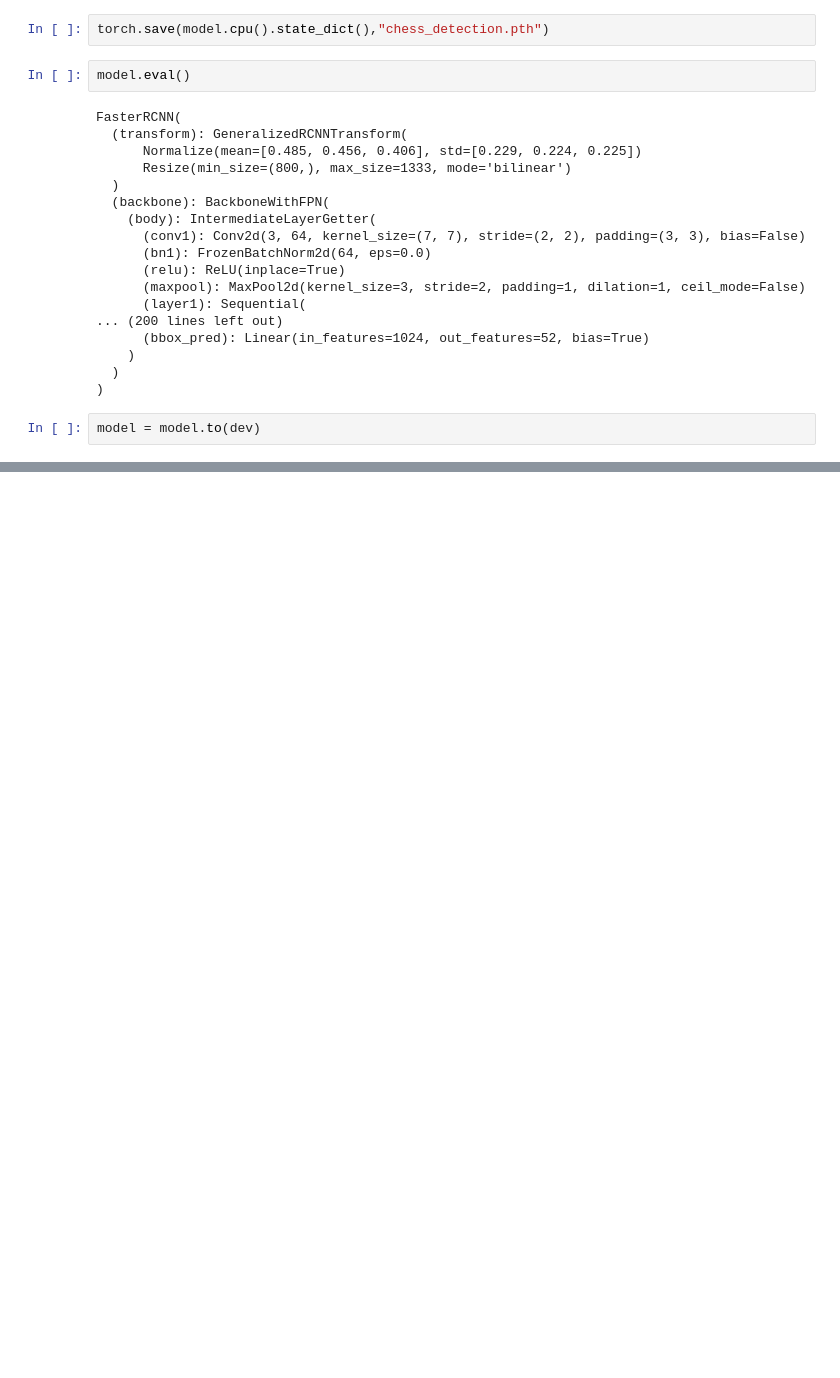
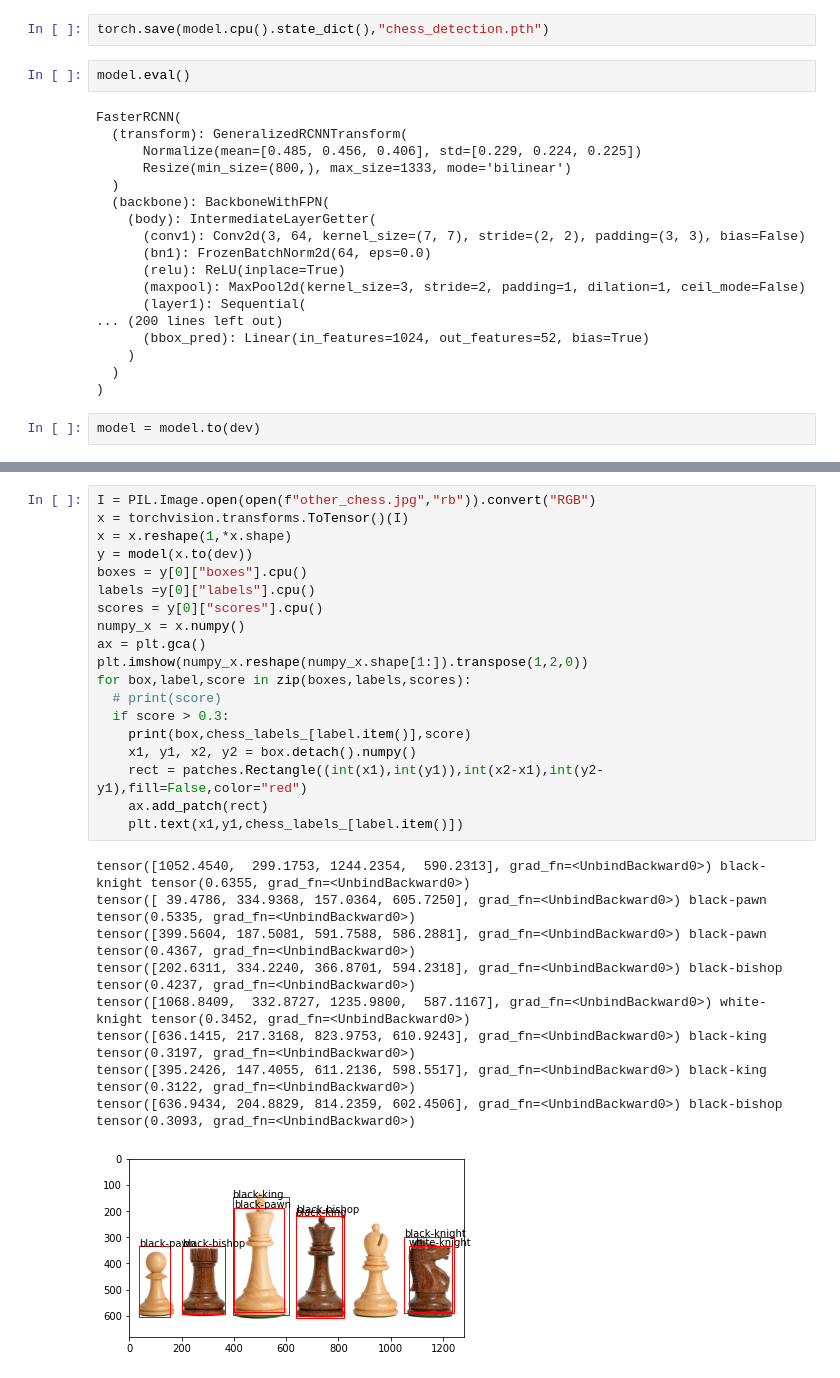
Before and after one commit to elvin-mark/CursoVeranoML, a Jupyter notebook: notebooks/Clase3.ipynb, the cells around one changed output, grey strips where cells are left out. Drawn from its saved outputs; the diff is of its cells as text; blank space fills up the shorter version.

```diff
--- a/notebooks/Clase3.ipynb
+++ b/notebooks/Clase3.ipynb
@@ -556,0 +578,29 @@ tensor([1801.9580,    0.0000, 2586.7546, 1605.4934], grad_fn=<UnbindBackward0>)
+# %%
+I = PIL.Image.open(open(f"other_chess.jpg","rb")).convert("RGB")
+x = torchvision.transforms.ToTensor()(I)
+x = x.reshape(1,*x.shape)
+y = model(x.to(dev))
+boxes = y[0]["boxes"].cpu()
+labels =y[0]["labels"].cpu()
+scores = y[0]["scores"].cpu()
+numpy_x = x.numpy()
+ax = plt.gca()
+plt.imshow(numpy_x.reshape(numpy_x.shape[1:]).transpose(1,2,0))
+for box,label,score in zip(boxes,labels,scores):
+  # print(score)
+  if score > 0.3:
+    print(box,chess_labels_[label.item()],score)
+    x1, y1, x2, y2 = box.detach().numpy()
+    rect = patches.Rectangle((int(x1),int(y1)),int(x2-x1),int(y2-y1),fill=False,color="red")
+    ax.add_patch(rect)
+    plt.text(x1,y1,chess_labels_[label.item()])
+# %% [output]
+tensor([1052.4540,  299.1753, 1244.2354,  590.2313], grad_fn=<UnbindBackward0>) black-knight tensor(0.6355, grad_fn=<UnbindBackward0>)
+tensor([ 39.4786, 334.9368, 157.0364, 605.7250], grad_fn=<UnbindBackward0>) black-pawn tensor(0.5335, grad_fn=<UnbindBackward0>)
+tensor([399.5604, 187.5081, 591.7588, 586.2881], grad_fn=<UnbindBackward0>) black-pawn tensor(0.4367, grad_fn=<UnbindBackward0>)
+tensor([202.6311, 334.2240, 366.8701, 594.2318], grad_fn=<UnbindBackward0>) black-bishop tensor(0.4237, grad_fn=<UnbindBackward0>)
+tensor([1068.8409,  332.8727, 1235.9800,  587.1167], grad_fn=<UnbindBackward0>) white-knight tensor(0.3452, grad_fn=<UnbindBackward0>)
+tensor([636.1415, 217.3168, 823.9753, 610.9243], grad_fn=<UnbindBackward0>) black-king tensor(0.3197, grad_fn=<UnbindBackward0>)
+tensor([395.2426, 147.4055, 611.2136, 598.5517], grad_fn=<UnbindBackward0>) black-king tensor(0.3122, grad_fn=<UnbindBackward0>)
+tensor([636.9434, 204.8829, 814.2359, 602.4506], grad_fn=<UnbindBackward0>) black-bishop tensor(0.3093, grad_fn=<UnbindBackward0>)
+[figure, added]
```
Also changed, not shown: parts of 10 cells of this notebook, 2 other files.
